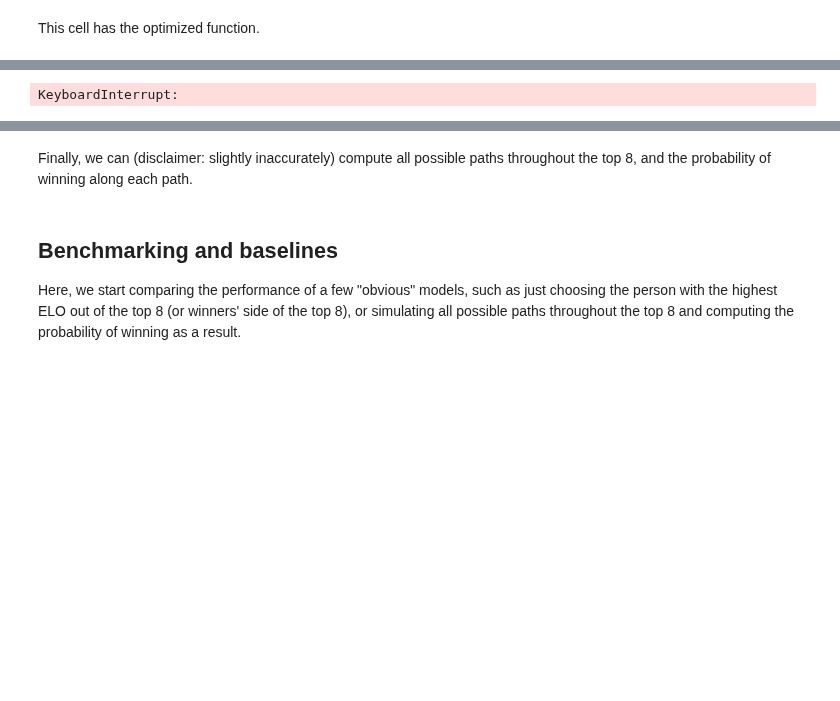
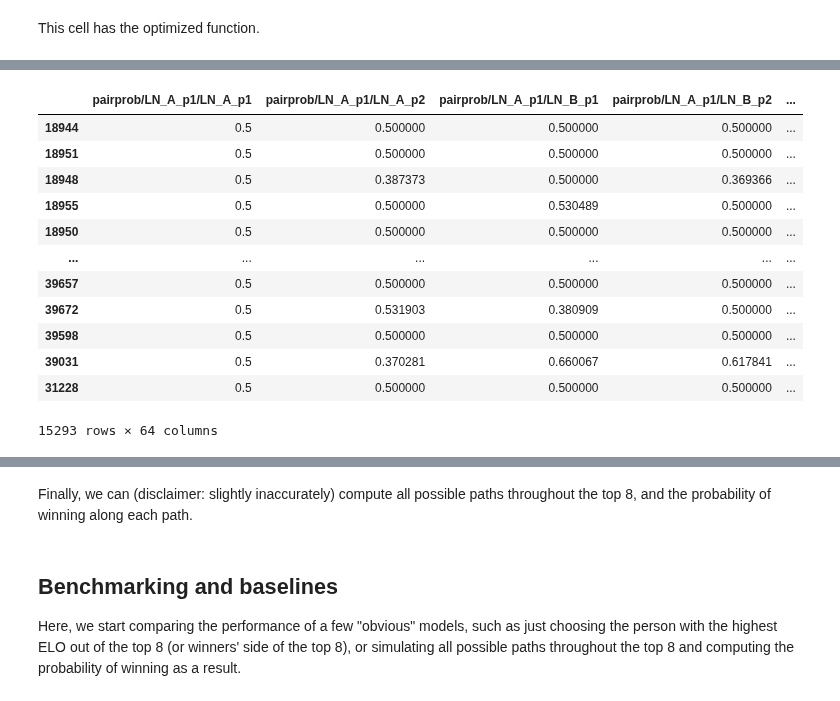
Before and after one commit to jjaw89/fall-2024-smash-melee-top-8-prediction, a Jupyter notebook: models/top_8_model.ipynb, the cells around one changed output, grey strips where cells are left out. Saved outputs shown, nothing was run; the diff lists cells and outputs as text; code cells hidden in the pictures; blank space fills up the shorter version.

```diff
--- a/models/top_8_model.ipynb
+++ b/models/top_8_model.ipynb
@@ -426,8 +427,7 @@ def get_matchup(p1_id, p2_id, start, grouped_pairs=grouped_pairs):
     if (p1_id == last_row['p1_id']) and (p2_id == last_row['p2_id']):
         return last_row[matchup_cols]
     elif (p1_id == last_row['p2_id']) and (p2_id == last_row['p1_id']):
-        return 1 - last_row[matchup_cols].values
-    else:
+        return 1 - last_row[matchup_cols]
         # This case should not occur but acts as a fallback
         print("Matchup Data Failed")
         return pd.Series(0.5, index=matchup_cols)
@@ -438,12 +438,14 @@ def get_matchup(p1_id, p2_id, start, grouped_pairs=grouped_pairs):
 # %%
+
 
 
 
 # First, let's compute pairwise probabilities of one player in the top 8 winning against another player
 def compute_pairwise_prob(row):
     # Row represents p1, column represents p2 (or specifically, the index in top_8_pos). Always follows this order:
-    # 'LN_A_p1', 'LN_A_p2', 'LN_B_p1', 'LN_B_p2', 'WSF_A_p1', 'WSF_A_p2', 'WSF_B_p1', 'WSF_B_p2'
+    players=['LN_A_p1', 'LN_A_p2', 'LN_B_p1', 'LN_B_p2', 'WSF_A_p1', 'WSF_A_p2', 'WSF_B_p1', 'WSF_B_p2']
     pairwise_probs = np.zeros(shape=(8,8))
+    # pairwise_probs = np.full((8, 8), 0.5)
 
     # For convenience, put everything into one dataframe and then run the single set model
     # This is probably more efficient than doing things line by line
@@ -460,7 +462,7 @@ def compute_pairwise_prob(row):
             #TODO: Actually populate this with proper data!
             #      This is currently only just placeholder data,
             #      indicating that the players have never played together before (0.5).
-            matchup_data = get_matchup(p1_id, p2_id, row['start'], dataset_df=dataset_df)
+            matchup_data = get_matchup(row[players[r]], row[players[c]], row['start'], grouped_pairs=grouped_pairs)
 
             total_data = pd.concat([p1_data, p2_data, matchup_data])
             total_data = total_data[features_all_everything] # Entries need to be in the correct order
@@ -471,35 +473,47 @@ def compute_pairwise_prob(row):
 
     y_prob = single_set_model.predict_proba(combination_stats)
 
     # Now actually populate this probability matrix with data.
     # Note that we can just use the same nested loop and read off the entries of the 1D probability array one at a time.
     # This will put things in the correct order.
     i = 0
     for r in range(0,8):
         for c in range(0,8):
             pairwise_probs[r,c] = y_prob[i,1]
             i += 1
 
     # NOTE: Some models that we train are highly non-symmetric, even though they very much should be,
     #       given that we have randomized the players. We can fix that issue here.
     pairwise_probs = 0.5 * (pairwise_probs + (1 - pairwise_probs.T))
 
     return pairwise_probs.flatten()
 
-pairwise_prob = tournament_df.apply(compute_pairwise_prob, axis=1)
+pairwise_prob = tournament_df.progress_apply(compute_pairwise_prob, axis=1)
 pairwise_prob = np.stack(pairwise_prob.to_numpy()) # Fixes "single column of np arrays" nonsense
 
 # Add that data as columns in the original dataframe
 pairwise_prob_cols = []
 for r in range(0,8):
     for c in range(0,8):
         pairwise_prob_cols.append("pairprob/" + top_8_pos[r] + "/" + top_8_pos[c])
 
 tournament_df[pairwise_prob_cols] = pairwise_prob
 
 tournament_df[pairwise_prob_cols]
 # %% [output]
+|  | pairprob/LN_A_p1/LN_A_p1 | pairprob/LN_A_p1/LN_A_p2 | pairprob/LN_A_p1/LN_B_p1 | pairprob/LN_A_p1/LN_B_p2 | ... |
+| 18944 | 0.5 | 0.500000 | 0.500000 | 0.500000 | ... |
+| 18951 | 0.5 | 0.500000 | 0.500000 | 0.500000 | ... |
+| 18948 | 0.5 | 0.387373 | 0.500000 | 0.369366 | ... |
+| 18955 | 0.5 | 0.500000 | 0.530489 | 0.500000 | ... |
+| 18950 | 0.5 | 0.500000 | 0.500000 | 0.500000 | ... |
+| ... | ... | ... | ... | ... | ... |
+| 39657 | 0.5 | 0.500000 | 0.500000 | 0.500000 | ... |
+| 39672 | 0.5 | 0.531903 | 0.380909 | 0.500000 | ... |
+| 39598 | 0.5 | 0.500000 | 0.500000 | 0.500000 | ... |
+| 39031 | 0.5 | 0.370281 | 0.660067 | 0.617841 | ... |
+| 31228 | 0.5 | 0.500000 | 0.500000 | 0.500000 | ... |
-KeyboardInterrupt:
+15293 rows × 64 columns
 # %%
 # Add that data as columns in the original dataframe
 
```
Also changed, not shown: parts of 11 cells of this notebook, 1 other file.
